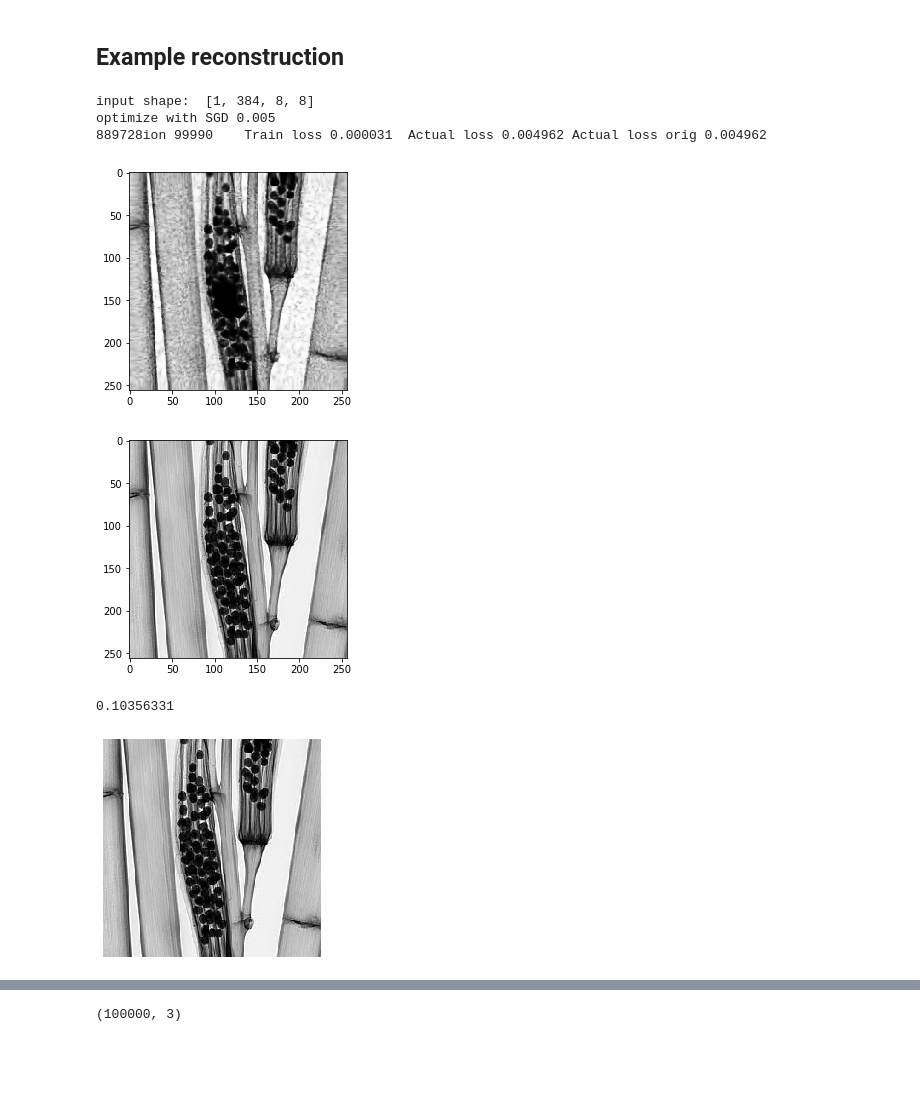
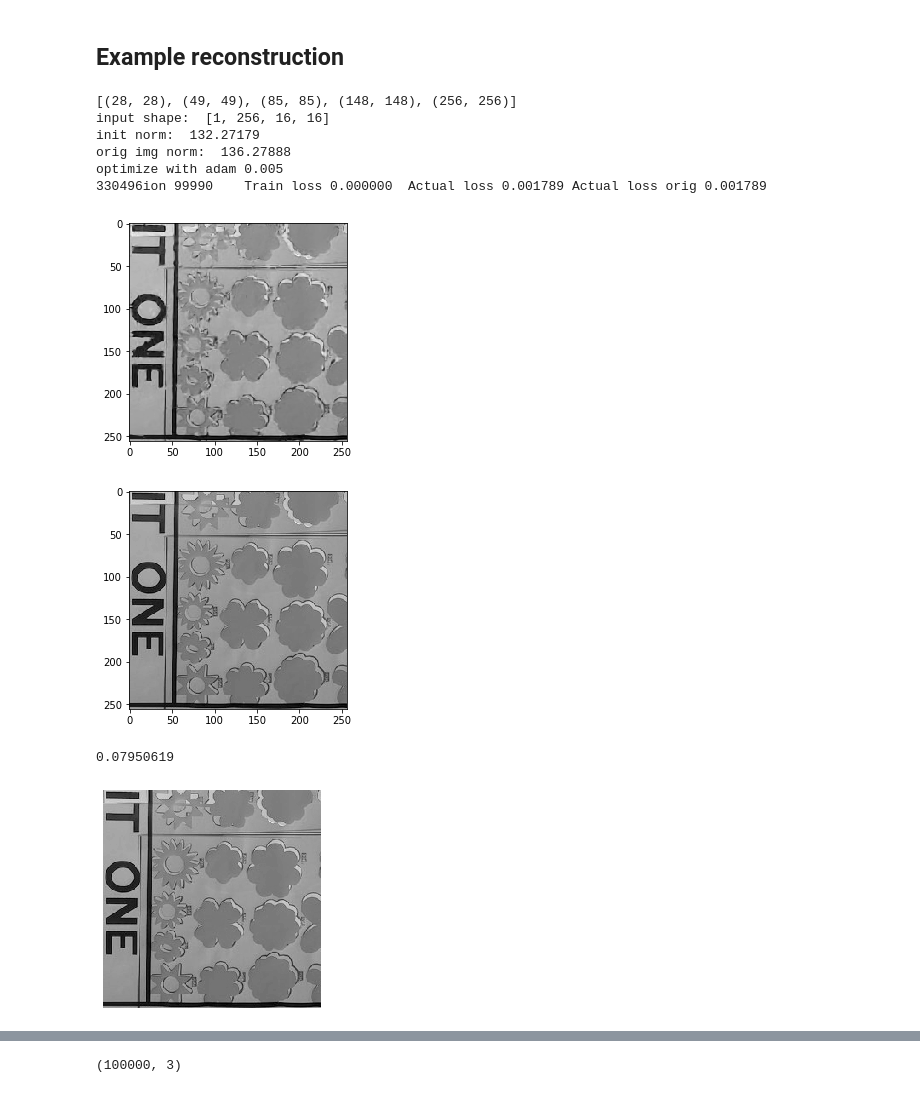
Before and after one commit to MLI-lab/cs_deep_decoder, a Jupyter notebook: compressive_sensing_example_convergence.ipynb, the cells around one changed output, grey strips where cells are left out. Saved outputs shown, nothing was run; the diff lists cells and outputs as text; code cells hidden in the pictures; blank space fills up the shorter version.

Commit message:
update figure 2

```diff
--- a/compressive_sensing_example_convergence.ipynb
+++ b/compressive_sensing_example_convergence.ipynb
@@ -76,14 +82,17 @@ output_depth = img_np.shape[0]
 X = img_var.view(-1, np.prod(img_var.shape) )
 n = X.shape[1]
 m = int(n/4)
-A = torch.empty(n,m).uniform_(-1, 1).type(dtype)
+A = torch.empty(n,m).normal_(0, 1).type(dtype)
 A *= 1/np.sqrt(m)
 
 def forwardm(img_var):
     X = img_var.view(-1 , np.prod(img_var.shape) )
     return torch.mm(X,A)
-
-measurement = forwardm(img_var)
+# %%
+# with a random mask
+mask = np_to_var(1.0*(np.random.randint(3, size=img_np_small.shape)<1)).type(dtype)
+def forwardm(img_var):
+    return img_var * mask
 # %% [markdown]
 ## DD reconstruction and helper functions
 # %%
@@ -135,16 +144,30 @@ def snr(x_hat,x_true):
     return snr_
 # %%
 def dd_recovery(measurement,img_var,num_channnels,num_iter=100000,apply_f=forwardm,ni=None):
-    net = decodernw(1,num_channels_up=num_channels,need_sigmoid=True).type(dtype)
+    #net = decodernw(1,num_channels_up=num_channels,need_sigmoid=True).type(dtype)
+
+    in_size = (16,16)
+    out_size = img_np_small.shape[1:]
+    net = deepdecoder( in_size,out_size,
+                output_depth,
+                num_channels=num_channels,
+                need_sigmoid=True,
+                #need_tanh=True,
+                last_noup=False,
+               ).type(dtype)
+
     #net.apply(init_weights)
     mse_n, mse_t, ni, net = fit( num_channels=num_channels,
-                                net_input=ni,
+                        net_input=ni,
                         reg_noise_std=0.0,num_iter=num_iter,
-                        OPTIMIZER='SGD',
+                        #OPTIMIZER='SGD',
+                        #LR = 0.01, #LR = 0.005,
+                        OPTIMIZER='adam',
                         LR = 0.005, #LR = 0.005,
                         img_noisy_var=measurement.type(dtype),
                         net=net,apply_f = apply_f,img_clean_var=img_var.type(dtype),
-                        upsample_mode='bilinear',
+                        upsample_mode='free',
+                        in_size = in_size,
                         )
     print(num_param(net))
     out_img_var = net( ni.type(dtype) )
@@ -154,39 +177,40 @@ def dd_recovery(measurement,img_var,num_channnels,num_iter=100000,apply_f=forwar
 # %%
 #num_channels = [256]*4
 #num_channels = [512]*5
-num_channels = [384]*5
-
+num_channels = [256]*5
 measurement = forwardm(img_var).type(dtype)
 out_img_var, mse_n, mse_t = dd_recovery(measurement,img_var,num_channels)
 # %% [output]
-input shape:  [1, 384, 8, 8]
-optimize with SGD 0.005
-889728ion 99990    Train loss 0.000031  Actual loss 0.004962 Actual loss orig 0.004962
+[(28, 28), (49, 49), (85, 85), (148, 148), (256, 256)]
+input shape:  [1, 256, 16, 16]
+init norm:  132.27179
+orig img norm:  136.27888
+optimize with adam 0.005
+330496ion 99990    Train loss 0.000000  Actual loss 0.001789 Actual loss orig 0.001789
 # %%
 orig_img = img_var.data.cpu().numpy()[0,0]
 rec_img = out_img_var.data.cpu().numpy()[0,0]
 
 plt.imshow(rec_img,cmap='gray')
 plt.show()
 plt.imshow(orig_img,cmap='gray')
 plt.show()
 
-
 print( np.linalg.norm(orig_img /np.linalg.norm(orig_img) - rec_img/np.linalg.norm(rec_img)) )
 
 def savefig(filename,img):
     plt.imshow(img,cmap='gray')
     plt.axis('off')
     plt.savefig(filename,bbox_inches='tight')
 
 
-
 savefig(img_name + '_orig.png',img_var.data.cpu().numpy()[0,0])
+savefig(img_name + '_rec.png',img_var.data.cpu().numpy()[0,0])
 # %% [output]
-[figure, old version]
+[figure, new version]
-[figure, old version]
+[figure, new version]
-0.10356331
+0.07950619
-[figure, old version]
+[figure, new version]
 # %%
 plt.loglog(mse_n)
 plt.show()
```
Also changed, not shown: parts of 4 cells of this notebook, 13 other files.
